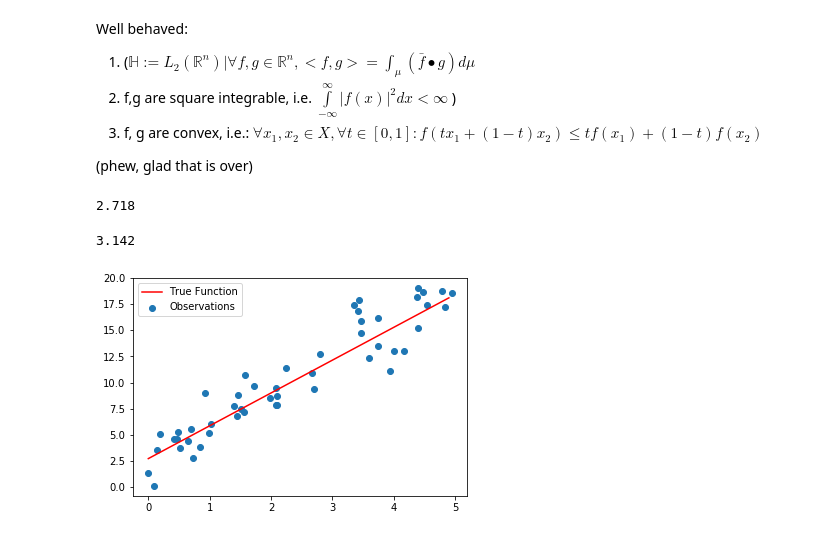
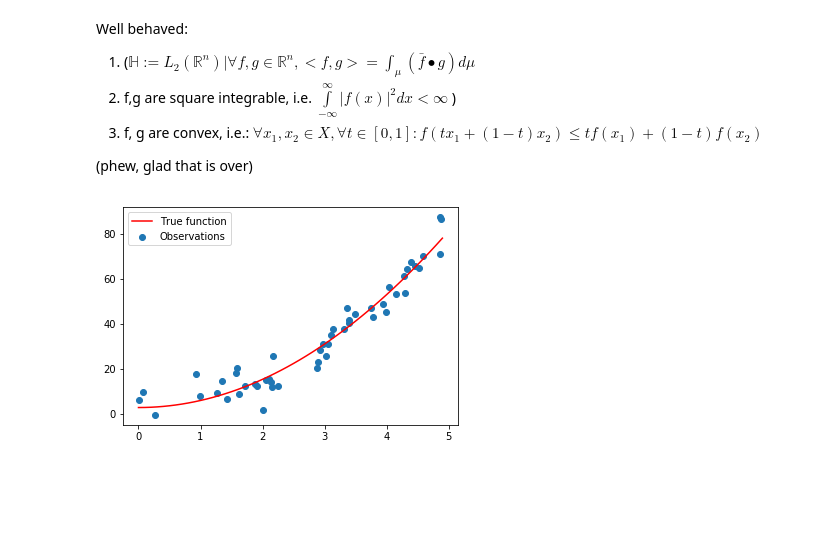
Before and after one commit to jameshorine/metis, a Jupyter notebook: teaching_demo/stochastic_gradient_descent.ipynb, the cells around one changed output. Drawn from its saved outputs; the diff is of its cells as text; code cells hidden in the pictures; blank space fills up the shorter version.

```diff
--- a/teaching_demo/stochastic_gradient_descent.ipynb
+++ b/teaching_demo/stochastic_gradient_descent.ipynb
@@ -19,33 +23,20 @@ np.random.seed(1)
 %matplotlib inline
 np.random.seed(1)
 # %%
-#Parameters (dont look at these yet!)
 N = 50
-#x = np.random.randn(N,1)*3 +10
 x = np.random.rand(N,1)*5
-x_plot = np.arange(0,5,step=0.1)
 # Let the following command be the true function
-#b0 = round(math.exp(1),3) #whats this number? :)
-#b1 = round(math.pi, 3) #whats this number? :)
+beta_0 = round(math.exp(1),3) #whats this number? :)
+beta_1 = round(math.pi, 3) #whats this number? :)
+
+y = beta_0 + beta_1*x**2
+# Get some noisy observations
+y_obs = y + 5*np.random.randn(N,1)
-# %%
-#True and unknown to us functional relationship between X and Y:
-#sigma = 2
-y = b0 + b1*x #+ sigma * np.random.randn(N,1)
-# Get some noisy observations
-y_obs = y + 2*np.random.randn(N,1)
-# %%
-b0
-# %% [output]
-2.718
-# %%
-b1
-# %% [output]
-3.142
 # %%
 plt.scatter(x,y_obs,label='Observations')
-plt.plot(x_plot,b0 + b1*x_plot,c='r', label='True Function')
-
+#plt.plot(x,y,c='r',label='True function')
+plt.plot(np.arange(0,5,step=0.1),beta_0 + beta_1*np.arange(0,5,step=0.1)**2,c='r',label='True function')
 plt.legend()
 plt.show()
 # %% [output]
-[figure, old version]
+[figure, new version]
```
Also changed, not shown: parts of 21 cells of this notebook.
